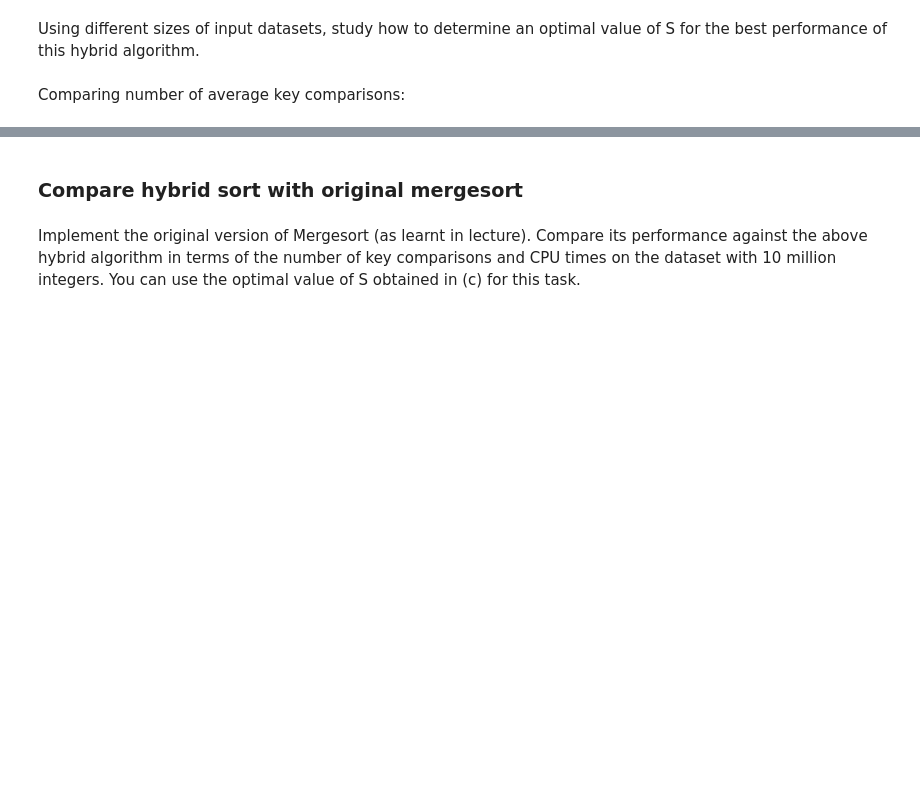
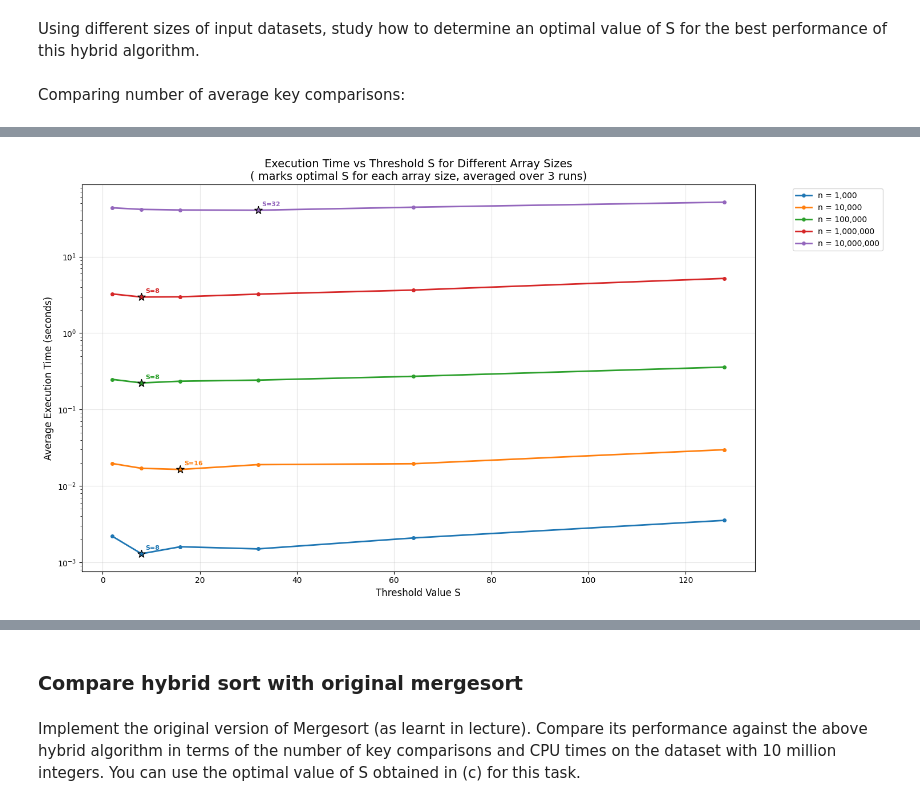
Before and after one commit to Abhinav-2223/SC2001_Group6, a Jupyter notebook: SC2001_SCED_Grp6_Lab1.ipynb, the cells around one changed output, grey strips where cells are left out. Cells and saved outputs as stored; diff of their text form; code cells hidden in the pictures; blank space fills up the shorter version.

```diff
--- a/SC2001_SCED_Grp6_Lab1.ipynb
+++ b/SC2001_SCED_Grp6_Lab1.ipynb
@@ -700,0 +621,93 @@ KeyboardInterrupt:
+# %%
+# Comprehensive TIME Analysis: Testing all combinations of S values and array sizes
+# This analysis focuses on execution time instead of key comparisons
+import time
+import matplotlib.pyplot as plt
+import sys
+
+# Use smaller subset of array sizes for faster execution
+# Focus on key sizes that show important behavioral transitions
+test_arr_sizes = [1000, 10000, 100000, 1000000, 10000000]  # 5 sizes instead of 9
+# use the same strategic S values from the previous analysis
+num_runs = 3  # Statistical reliability
+
+# Storage for plotting
+all_times = {}                  # dictionary to hold times for each array size
+optimal_points_time = {}        # dictionary to hold optimal S and times for each array size
+optimal_results_time = []
+
+print(f"Comprehensive TIME analysis: Testing {len(test_arr_sizes)} array sizes with {len(S_values)} S values")
+print(f"Total tests: {len(test_arr_sizes) * len(S_values) * num_runs} individual sorts")
+print('-------------------------------')
+sys.stdout.flush()
+
+# Outer loop: iterate through chosen array sizes
+for size_index, size in enumerate(test_arr_sizes):
+    print(f"\nTesting array size: {size:,} ({size_index + 1}/{len(test_arr_sizes)})")
+    sys.stdout.flush()
+
+    times_for_size = []
+    best_S_time = None
+    best_time = float('inf')  # Initialize best time to infinity
+
+    # Inner loop: test each S value for the current array size
+    for S in S_values:
+        # Use the reusable function with timing enabled
+        avg_comparisons, avg_time = run_hybrid_sort_test(size, S, num_runs, measure_time=True)
+        times_for_size.append(avg_time)
+
+        # Track best for execution time
+        if avg_time < best_time:
+            best_time = avg_time
+            best_S_time = S
+
+    # Store results
+    all_times[size] = times_for_size
+    optimal_points_time[size] = (best_S_time, best_time)
+
+    # Store summary results
+    optimal_results_time.append({
+        'array_size': size,
+        'optimal_S_time': best_S_time,
+        'best_time': best_time
+    })
+
+    print(f"  → OPTIMAL for n={size:,}: S = {best_S_time} ({best_time:.6f}s)")
+    sys.stdout.flush()
+
+print("\n" + "-" * 60)
+print("GENERATING TIME GRAPH...")
+sys.stdout.flush()
+
+# Create the graph: Execution Time vs S for all array sizes
+plt.figure(figsize=(15, 8))
+colors = plt.cm.tab10(range(len(test_arr_sizes)))  # Use different colors for each line
+
+for i, size in enumerate(test_arr_sizes):
+    times = all_times[size]
+    optimal_S, optimal_time = optimal_points_time[size]
+
+    # Plot line and highlight optimal point
+    plt.plot(S_values, times, marker='o', color=colors[i],
+             label=f'n = {size:,}', linewidth=2, markersize=4)
+    plt.scatter(optimal_S, optimal_time, color=colors[i], s=100,
+               marker='*', edgecolor='black', linewidth=1, zorder=5)
+    plt.annotate(f'S={optimal_S}', (optimal_S, optimal_time),
+                textcoords="offset points", xytext=(5,5),
+                ha='left', fontsize=8, color=colors[i], weight='bold')
+
+plt.xlabel('Threshold Value S', fontsize=12)
+plt.ylabel('Average Execution Time (seconds)', fontsize=12)
+plt.title(f'Execution Time vs Threshold S for Different Array Sizes\n( marks optimal S for each array size, averaged over {num_runs} runs)', fontsize=14)
+plt.legend(bbox_to_anchor=(1.05, 1), loc='upper left')
+plt.grid(True, alpha=0.3)
+plt.yscale('log')  # Log scale for better visualization
+plt.tight_layout()
+plt.show()
+
+# Final summary - calculate average optimal S based on time
+optimal_S_time_values = [result['optimal_S_time'] for result in optimal_results_time]
+avg_optimal_S_time = sum(optimal_S_time_values) / len(optimal_S_time_values)
+print(f"\nAverage optimal S (time-based): {avg_optimal_S_time:.1f}")
+print(f"Statistical reliability: Based on {num_runs} runs per test for improved accuracy")
+# %% [output]
@@ -700,0 +731 @@ KeyboardInterrupt:
+[figure, added]
```
Also changed, not shown: parts of 24 cells of this notebook.
